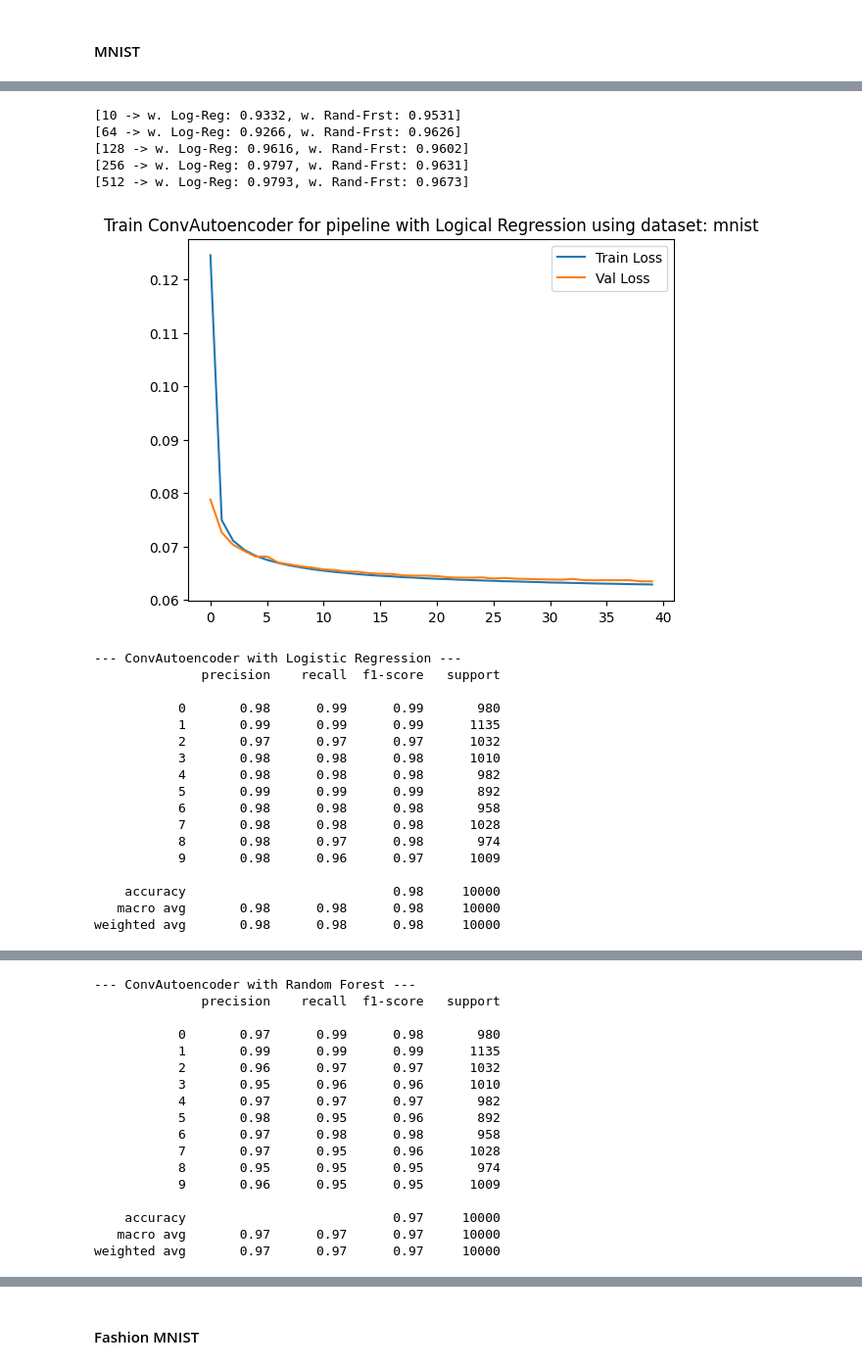
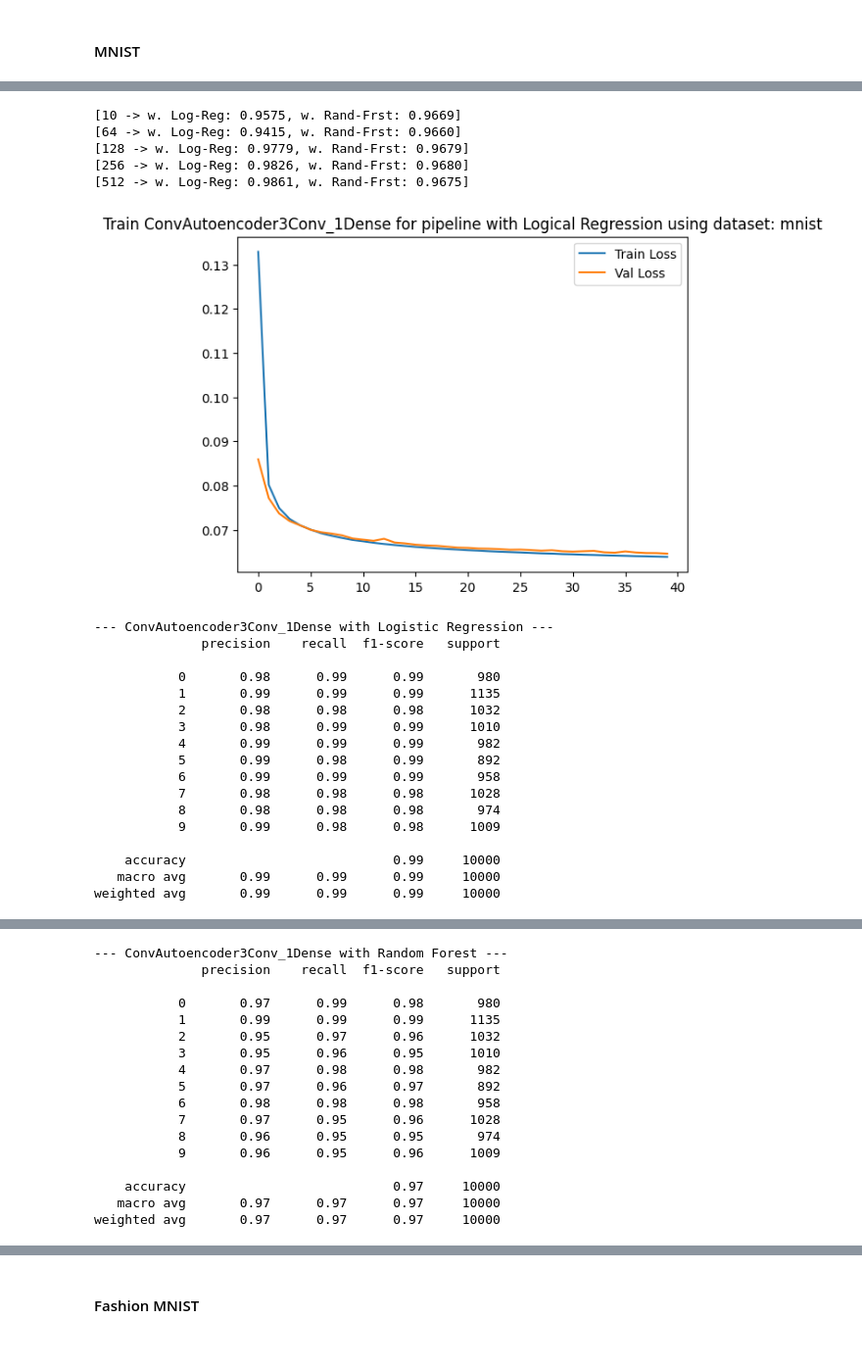
Before and after one commit to mwardynski/machine-learning, a Jupyter notebook: lab7/lab7_4.ipynb, the cells around one changed output, grey strips where cells are left out. Shown at 98% size. Drawn from its saved outputs; the diff is of its cells as text; code cells hidden in the pictures.

```diff
--- a/lab7/lab7_4.ipynb
+++ b/lab7/lab7_4.ipynb
@@ -39,18 +43,22 @@ class FrozenEncoder(BaseEstimator, TransformerMixin):
 def viz_score_to_latent_dim(latent_dims, scores_1, scores_2, metric_name, score_1_name, score_2_name):
 
     plt.figure(figsize=(8, 5))
-    plt.plot(latent_dims, scores_1, label=score_1_name, color="red", linestyle="-", marker="o")
+    scores_1 = sorted(scores_1, key=lambda x: x[0])
+    x, y = zip(*scores_1)
+    plt.plot(x, y, label=score_1_name, color="red", linestyle="-", marker="o")
     if scores_2:
-        plt.plot(latent_dims, scores_2, label=score_2_name, color="blue", linestyle="-", marker="o")
+        scores_2 = sorted(scores_2, key=lambda x: x[0])
+        x, y = zip(*scores_2)
+        plt.plot(x, y, label=score_2_name, color="blue", linestyle="-", marker="o")
     plt.title(f"{metric_name} - Lattent Layer Dimension")
     plt.xlabel("Lattent Layer Dimension")
     plt.ylabel(f"{metric_name}")
     plt.legend()
     plt.show()
 
-    for i in range(len(latent_dims)):
-        print(f"[{latent_dims[i]} -> {score_1_name}: {scores_1[i]:.4f}", end="")
+    for i in range(len(scores_1)):
+        print(f"[{scores_1[i][0]} -> {score_1_name}: {scores_1[i][1]:.4f}", end="")
         if scores_2:
-            print(f", {score_2_name}: {scores_2[i]:.4f}", end="")
+            print(f", {score_2_name}: {scores_2[i][1]:.4f}", end="")
         print("]")
     print()
@@ -413,7 +606,7 @@ weighted avg       0.84      0.84      0.84     10000
 # %%
-class ConvAutoencoder(tf.keras.Model):
+class ConvAutoencoder3Conv_1Dense(tf.keras.Model):
   def __init__(self, latent_dim):
-    super(ConvAutoencoder, self).__init__()
+    super(ConvAutoencoder3Conv_1Dense, self).__init__()
     self.latent_dim = latent_dim
     self.encoder = tf.keras.Sequential(
         [
@@ -422,6 +615,8 @@ class ConvAutoencoder(tf.keras.Model):
             tf.keras.layers.Conv2D(32, 3, activation=tf.nn.relu, padding='same'),
             tf.keras.layers.MaxPooling2D(2, padding='same'),
             tf.keras.layers.Conv2D(64, 3, activation=tf.nn.relu, padding='same'),
+            tf.keras.layers.MaxPooling2D(2, padding='same'),
+            tf.keras.layers.Conv2D(128, 3, activation=tf.nn.relu, padding='same'),
             tf.keras.layers.MaxPooling2D(2, padding='same'),
             tf.keras.layers.Flatten(),
             tf.keras.layers.Dense(latent_dim),
@@ -435,7 +630,7 @@ class ConvAutoencoder(tf.keras.Model):
             tf.keras.layers.Reshape((7, 7, 32)),
             tf.keras.layers.Conv2DTranspose(64, 3, 2, activation=tf.nn.relu, padding='same'),
             tf.keras.layers.Conv2DTranspose(32, 3, 2, activation=tf.nn.relu, padding='same'),
-            tf.keras.layers.Conv2D(1, (3, 3), activation=tf.nn.sigmoid, padding='same'),
+            tf.keras.layers.Conv2DTranspose(1, 3, 1, activation=tf.nn.sigmoid, padding='same'),
             tf.keras.layers.Reshape(target_shape=(784,))
         ]
     )
@@ -464,5 +652,5 @@ evaluate_autoencoder(utils.Dataset_Select.MNIST.value, param_grid, create_conv_a
 # %%
 log_reg = LogisticRegression(max_iter=1000, solver="newton-cg")
 rand_frst = RandomForestClassifier(n_estimators=250, random_state=seed)
-find_and_eval_best_encoder(utils.Dataset_Select.MNIST.value, ConvAutoencoder, latent_dims, log_reg, rand_frst)
+find_and_eval_best_encoder(utils.Dataset_Select.MNIST.value, ConvAutoencoder3Conv_1Dense, latent_dims, log_reg, rand_frst)
 # %% [output]
@@ -490,23 +678,23 @@ find_and_eval_best_encoder(utils.Dataset_Select.MNIST.value, ConvAutoencoder, la
-[10 -> w. Log-Reg: 0.9332, w. Rand-Frst: 0.9531]
-[64 -> w. Log-Reg: 0.9266, w. Rand-Frst: 0.9626]
-[128 -> w. Log-Reg: 0.9616, w. Rand-Frst: 0.9602]
-[256 -> w. Log-Reg: 0.9797, w. Rand-Frst: 0.9631]
-[512 -> w. Log-Reg: 0.9793, w. Rand-Frst: 0.9673]
+[10 -> w. Log-Reg: 0.9575, w. Rand-Frst: 0.9669]
+[64 -> w. Log-Reg: 0.9415, w. Rand-Frst: 0.9660]
+[128 -> w. Log-Reg: 0.9779, w. Rand-Frst: 0.9679]
+[256 -> w. Log-Reg: 0.9826, w. Rand-Frst: 0.9680]
+[512 -> w. Log-Reg: 0.9861, w. Rand-Frst: 0.9675]
-[figure, old version]
+[figure, new version]
---- ConvAutoencoder with Logistic Regression ---
+--- ConvAutoencoder3Conv_1Dense with Logistic Regression ---
               precision    recall  f1-score   support
 
            0       0.98      0.99      0.99       980
            1       0.99      0.99      0.99      1135
-           2       0.97      0.97      0.97      1032
-           3       0.98      0.98      0.98      1010
-           4       0.98      0.98      0.98       982
-           5       0.99      0.99      0.99       892
-           6       0.98      0.98      0.98       958
+           2       0.98      0.98      0.98      1032
+           3       0.98      0.99      0.99      1010
+           4       0.99      0.99      0.99       982
+           5       0.99      0.98      0.99       892
+           6       0.99      0.99      0.99       958
            7       0.98      0.98      0.98      1028
-           8       0.98      0.97      0.98       974
-           9       0.98      0.96      0.97      1009
+           8       0.98      0.98      0.98       974
+           9       0.99      0.98      0.98      1009
 
-    accuracy                           0.98     10000
-   macro avg       0.98      0.98      0.98     10000
-weighted avg       0.98      0.98      0.98     10000
+    accuracy                           0.99     10000
+   macro avg       0.99      0.99      0.99     10000
+weighted avg       0.99      0.99      0.99     10000
@@ -514,16 +702,16 @@ weighted avg       0.98      0.98      0.98     10000
---- ConvAutoencoder with Random Forest ---
+--- ConvAutoencoder3Conv_1Dense with Random Forest ---
               precision    recall  f1-score   support
 
            0       0.97      0.99      0.98       980
            1       0.99      0.99      0.99      1135
-           2       0.96      0.97      0.97      1032
-           3       0.95      0.96      0.96      1010
-           4       0.97      0.97      0.97       982
-           5       0.98      0.95      0.96       892
-           6       0.97      0.98      0.98       958
+           2       0.95      0.97      0.96      1032
+           3       0.95      0.96      0.95      1010
+           4       0.97      0.98      0.98       982
+           5       0.97      0.96      0.97       892
+           6       0.98      0.98      0.98       958
            7       0.97      0.95      0.96      1028
-           8       0.95      0.95      0.95       974
-           9       0.96      0.95      0.95      1009
+           8       0.96      0.95      0.95       974
+           9       0.96      0.95      0.96      1009
 
     accuracy                           0.97     10000
    macro avg       0.97      0.97      0.97     10000
```
Also changed, not shown: parts of 57 cells of this notebook.
